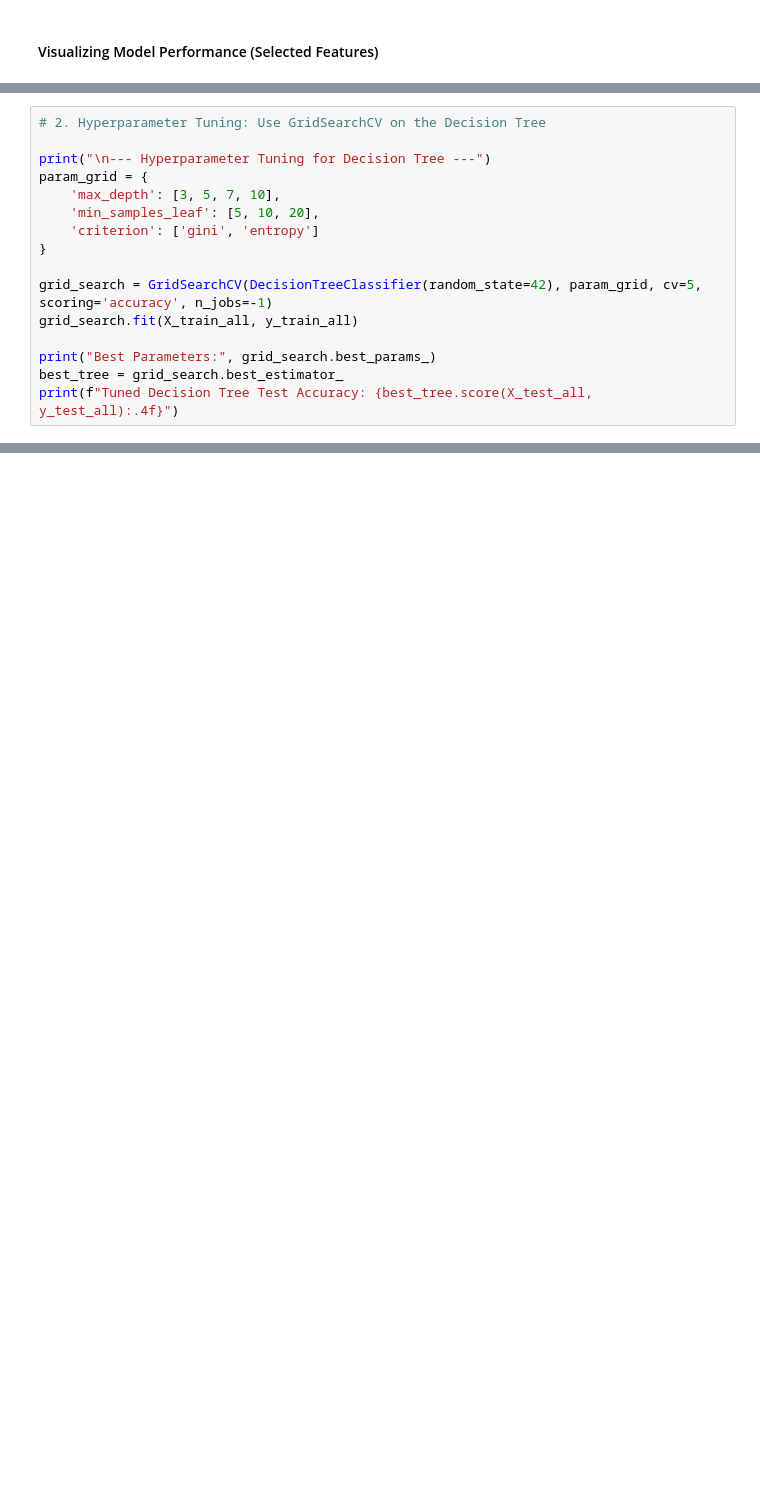
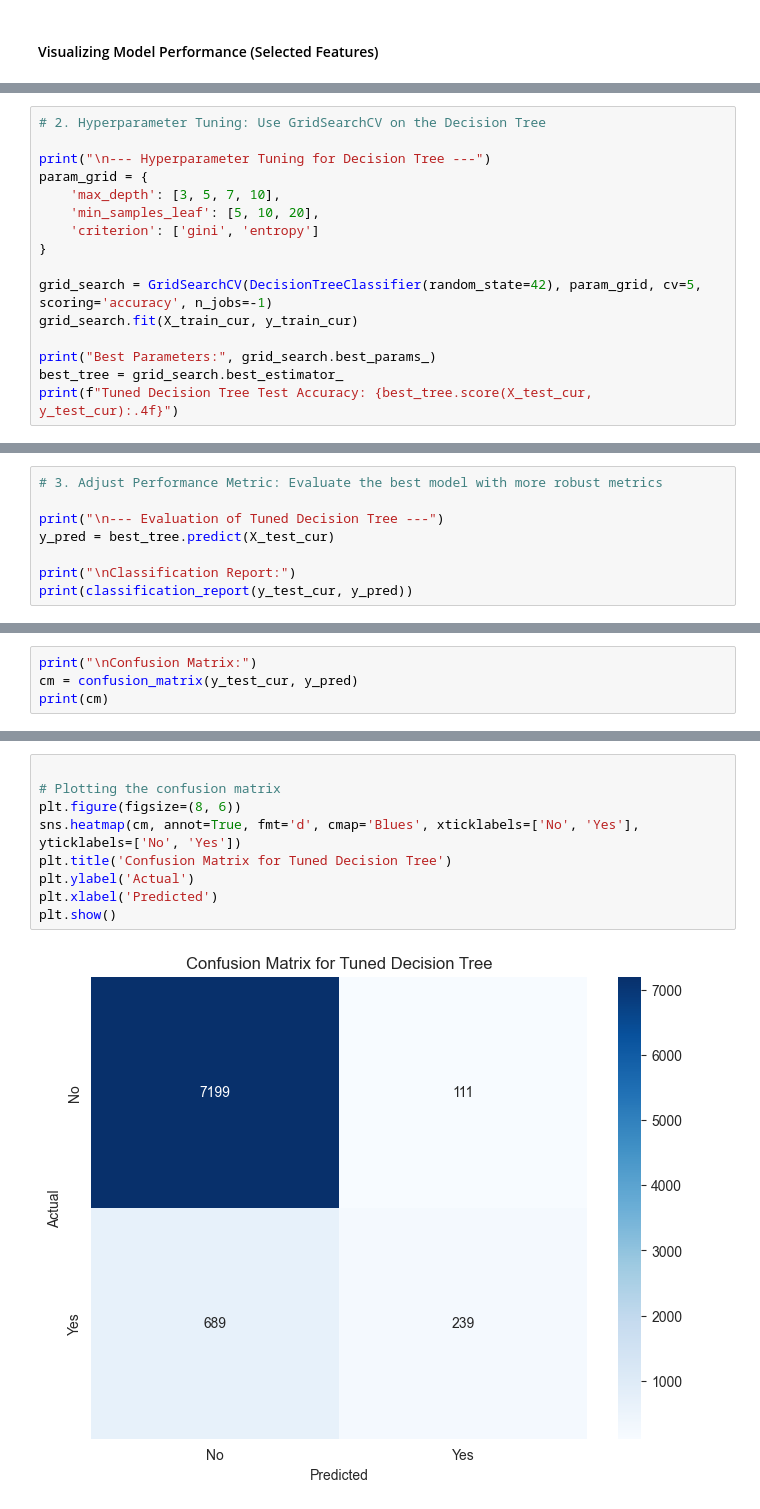
Before and after one commit to licyambrose/bankingproject, a Jupyter notebook: assignment_3.ipynb, the cells around one changed output, grey strips where cells are left out. Cells and saved outputs as stored; diff of their text form; blank space fills up the shorter version.

```diff
--- a/assignment_3.ipynb
+++ b/assignment_3.ipynb
@@ -662,10 +666,10 @@ param_grid = {
 }
 
 grid_search = GridSearchCV(DecisionTreeClassifier(random_state=42), param_grid, cv=5, scoring='accuracy', n_jobs=-1)
-grid_search.fit(X_train_all, y_train_all)
+grid_search.fit(X_train_cur, y_train_cur)
 
 print("Best Parameters:", grid_search.best_params_)
 best_tree = grid_search.best_estimator_
-print(f"Tuned Decision Tree Test Accuracy: {best_tree.score(X_test_all, y_test_all):.4f}")
+print(f"Tuned Decision Tree Test Accuracy: {best_tree.score(X_test_cur, y_test_cur):.4f}")
 # %% [output]
 --- Hyperparameter Tuning for Decision Tree ---
@@ -675,0 +678,8 @@ Tuned Decision Tree Test Accuracy: 0.9014
+# %%
+# 3. Adjust Performance Metric: Evaluate the best model with more robust metrics
+
+print("\n--- Evaluation of Tuned Decision Tree ---")
+y_pred = best_tree.predict(X_test_cur)
+
+print("\nClassification Report:")
+print(classification_report(y_test_cur, y_pred))
@@ -675,0 +698,4 @@ Tuned Decision Tree Test Accuracy: 0.9014
+# %%
+print("\nConfusion Matrix:")
+cm = confusion_matrix(y_test_cur, y_pred)
+print(cm)
@@ -675,0 +706,11 @@ Tuned Decision Tree Test Accuracy: 0.9014
+# %%
+
+# Plotting the confusion matrix
+plt.figure(figsize=(8, 6))
+sns.heatmap(cm, annot=True, fmt='d', cmap='Blues', xticklabels=['No', 'Yes'], yticklabels=['No', 'Yes'])
+plt.title('Confusion Matrix for Tuned Decision Tree')
+plt.ylabel('Actual')
+plt.xlabel('Predicted')
+plt.show()
+# %% [output]
+[figure, added]
```
Also changed, not shown: parts of 24 cells of this notebook.
